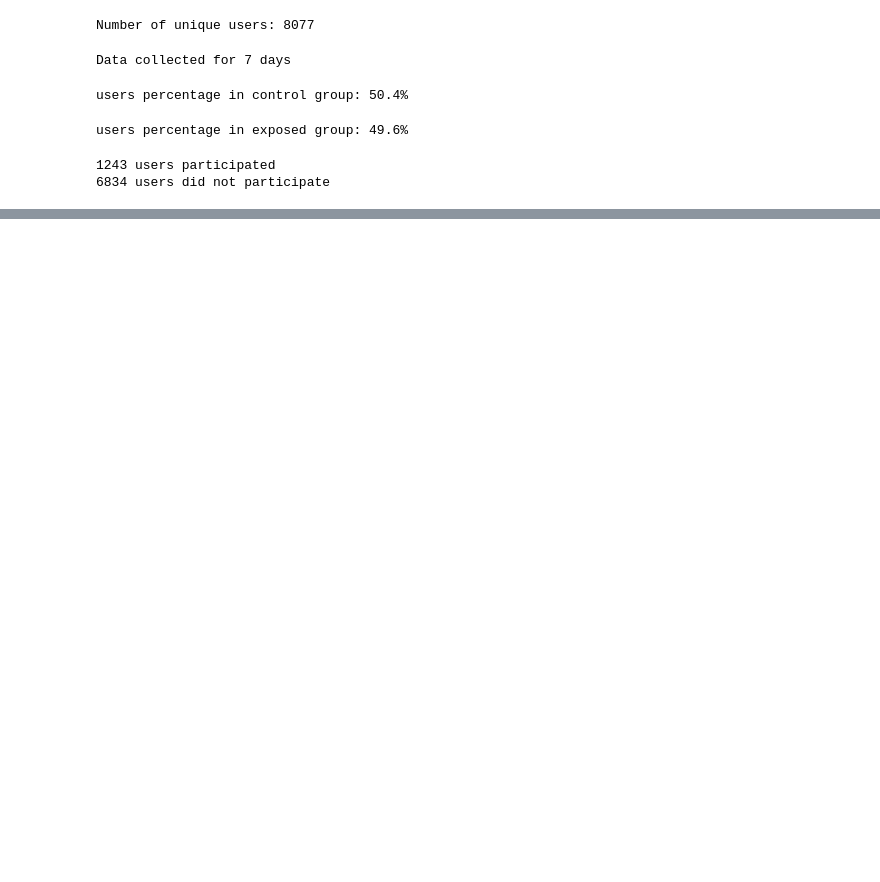
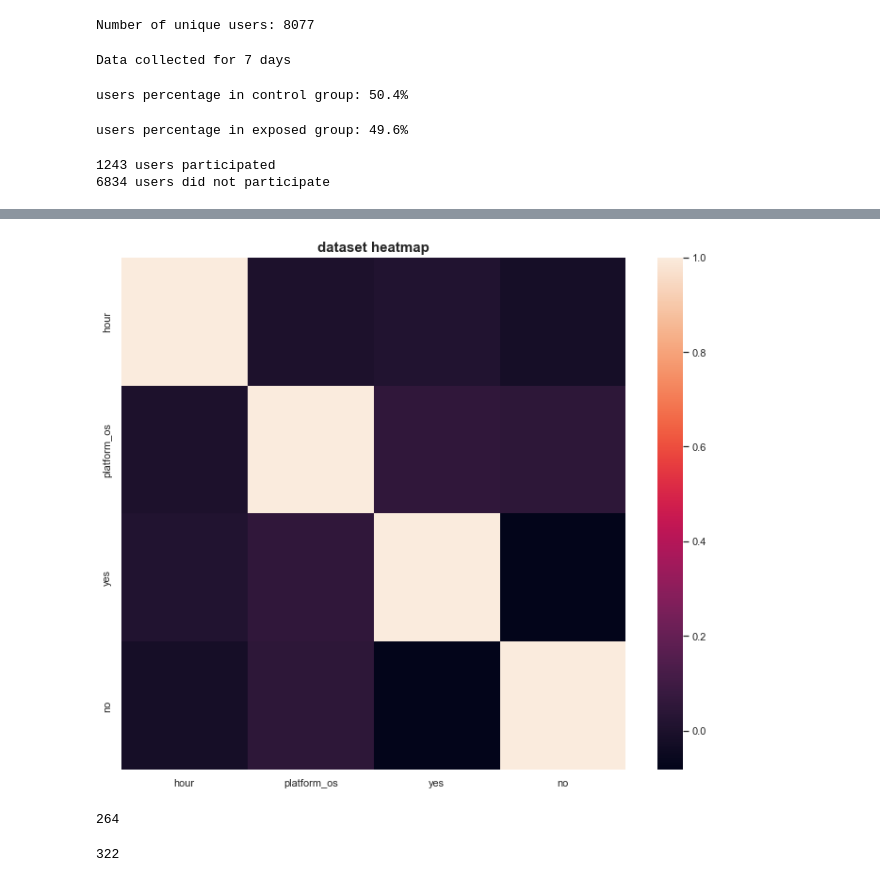
Before and after one commit to yonamg/Ad-campaign-performance, a Jupyter notebook: notebooks/ABtest_Overviews.ipynb, the cells around one changed output, grey strips where cells are left out. Saved outputs shown, nothing was run; the diff lists cells and outputs as text; code cells hidden in the pictures; blank space fills up the shorter version.

```diff
--- a/notebooks/ABtest_Overviews.ipynb
+++ b/notebooks/ABtest_Overviews.ipynb
@@ -232,0 +329,16 @@ figure_att(ax, "showing the users OS", "OS", "Frequency", 25, 20, "bold")
+# %%
+plt.figure(figsize=(12, 10))
+corr = df.corr()
+sns.heatmap(corr)
+plt.title('dataset heatmap', fontsize=15, fontweight='bold')
+plt.show()
+# %% [output]
+[figure, added]
+# %%
+df[(df['experiment'] == 'control') & (df['yes'] == 1)].shape[0]
+# %% [output]
+264
+# %%
+df[(df['experiment'] == 'control') & (df['no'] == 1)].shape[0]
+# %% [output]
+322
```
Also changed, not shown: parts of 49 cells of this notebook, 1 other file.
